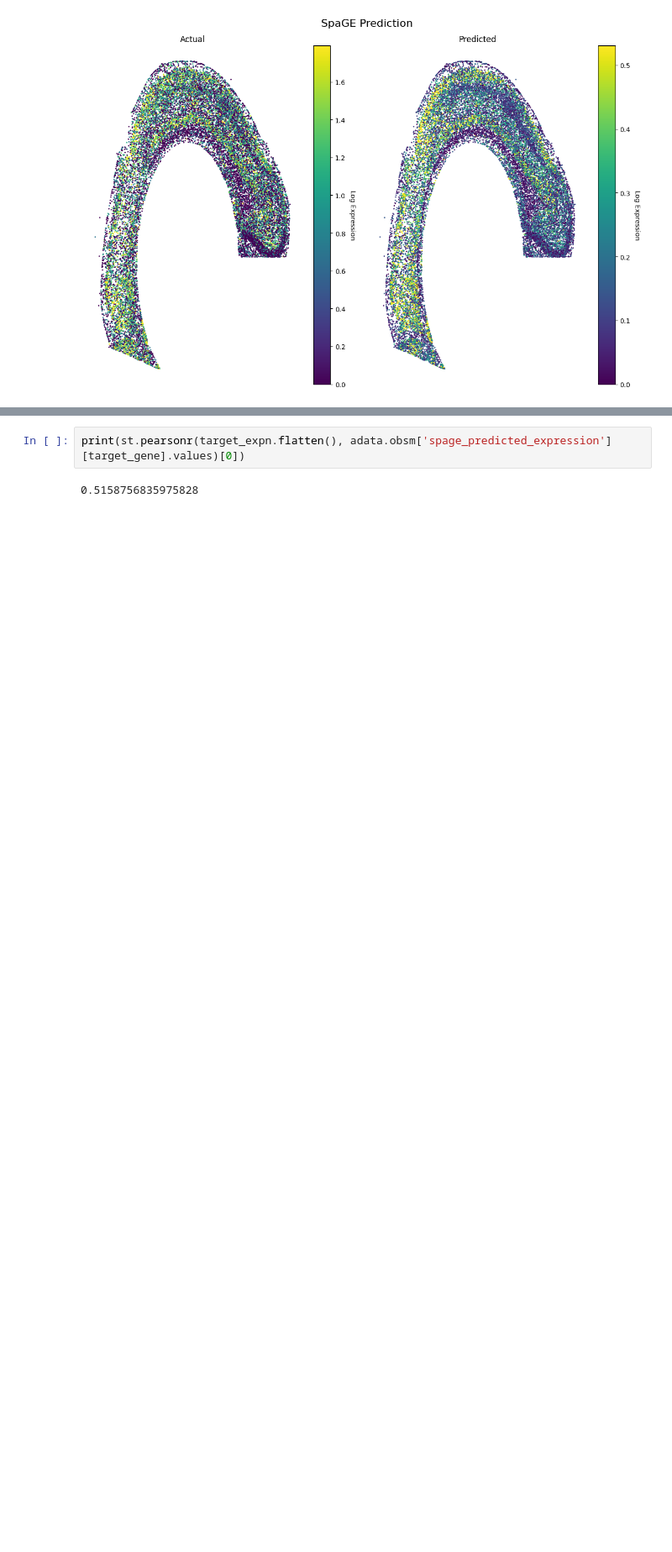
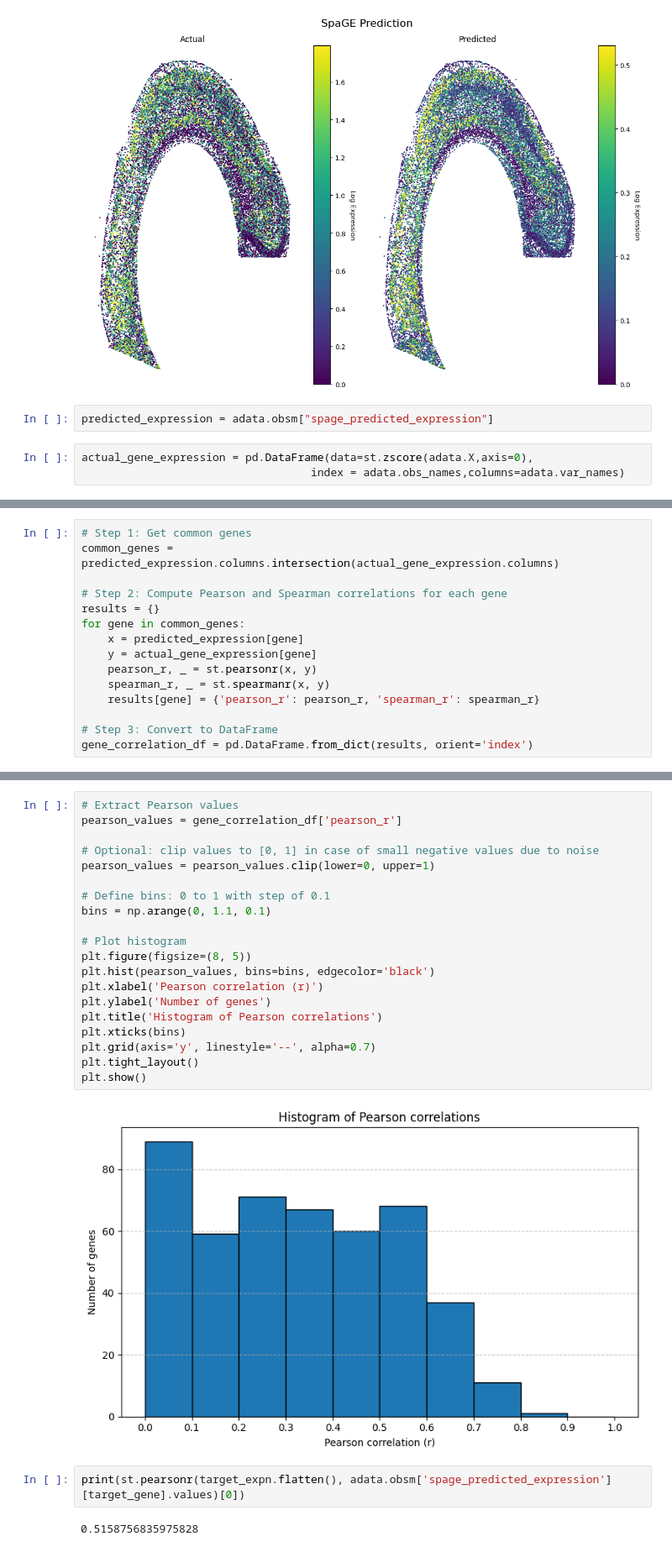
Before and after one commit to AmithH02/Spatial_Gene_Imputation, a Jupyter notebook: tissue_imputation.ipynb, the cells around one changed output, grey strips where cells are left out. Shown at 84% size. Saved outputs shown, nothing was run; the diff lists cells and outputs as text; blank space fills up the shorter version.

```diff
--- a/tissue_imputation.ipynb
+++ b/tissue_imputation.ipynb
@@ -111,3 +385,8 @@ plt.tight_layout()
 plt.show()
 # %% [output]
 [figure]
+# %%
+predicted_expression = adata.obsm["spage_predicted_expression"]
+# %%
+actual_gene_expression = pd.DataFrame(data=st.zscore(adata.X,axis=0),
+                                   index = adata.obs_names,columns=adata.var_names)
@@ -113,0 +414,15 @@ plt.show()
+# %%
+# Step 1: Get common genes
+common_genes = predicted_expression.columns.intersection(actual_gene_expression.columns)
+
+# Step 2: Compute Pearson and Spearman correlations for each gene
+results = {}
+for gene in common_genes:
+    x = predicted_expression[gene]
+    y = actual_gene_expression[gene]
+    pearson_r, _ = st.pearsonr(x, y)
+    spearman_r, _ = st.spearmanr(x, y)
+    results[gene] = {'pearson_r': pearson_r, 'spearman_r': spearman_r}
+
+# Step 3: Convert to DataFrame
+gene_correlation_df = pd.DataFrame.from_dict(results, orient='index')
@@ -114,3 +489,25 @@ plt.show()
+# %%
+# Extract Pearson values
+pearson_values = gene_correlation_df['pearson_r']
+
+# Optional: clip values to [0, 1] in case of small negative values due to noise
+pearson_values = pearson_values.clip(lower=0, upper=1)
+
+# Define bins: 0 to 1 with step of 0.1
+bins = np.arange(0, 1.1, 0.1)
+
+# Plot histogram
+plt.figure(figsize=(8, 5))
+plt.hist(pearson_values, bins=bins, edgecolor='black')
+plt.xlabel('Pearson correlation (r)')
+plt.ylabel('Number of genes')
+plt.title('Histogram of Pearson correlations')
+plt.xticks(bins)
+plt.grid(axis='y', linestyle='--', alpha=0.7)
+plt.tight_layout()
+plt.show()
+# %% [output]
+[figure, added]
 # %%
 print(st.pearsonr(target_expn.flatten(), adata.obsm['spage_predicted_expression'][target_gene].values)[0])
 # %% [output]
```
Also changed, not shown: parts of 24 cells of this notebook.
